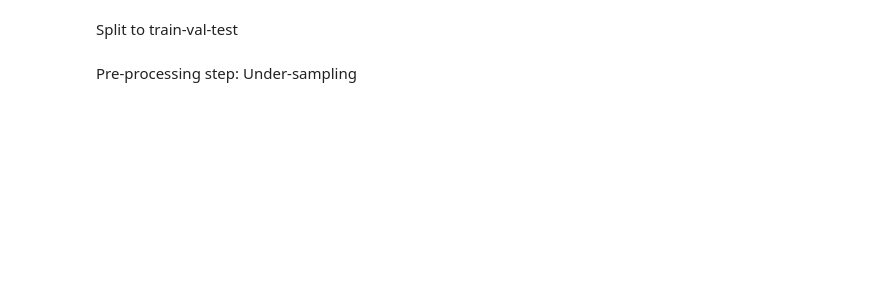
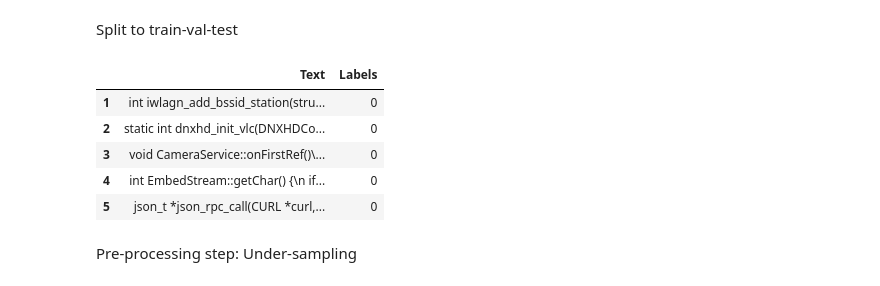
Before and after one commit to iliaskaloup/vulGpt, a Jupyter notebook: cpp_functionLevel/ml/transformersFineTuning/pt/ptBert.ipynb, the cells around one changed output. Drawn from its saved outputs; the diff is of its cells as text; code cells hidden in the pictures; blank space fills up the shorter version.

```diff
--- a/cpp_functionLevel/ml/transformersFineTuning/pt/ptBert.ipynb
+++ b/cpp_functionLevel/ml/transformersFineTuning/pt/ptBert.ipynb
@@ -126,0 +137,14 @@ train_data, val_data = train_test_split(train_val_data, test_size=val_ratio, ran
+# %%
+val_data = pd.read_csv(os.path.join(root_path, 'data', 'val.csv'))
+
+val_data = val_data[val_data["project"] != "Chrome"]
+
+val_data = pd.DataFrame(({'Text': val_data['processed_func'], 'Labels': val_data['target']}))
+val_data.head()
+# %% [output]
+|  | Text | Labels |
+| 1 | int iwlagn_add_bssid_station(stru... | 0 |
+| 2 | static int dnxhd_init_vlc(DNXHDCo... | 0 |
+| 3 | void CameraService::onFirstRef()\... | 0 |
+| 4 | int EmbedStream::getChar() {\n if... | 0 |
+| 5 | json_t *json_rpc_call(CURL *curl,... | 0 |
```
Also changed, not shown: parts of 24 cells of this notebook, 7 other files.
